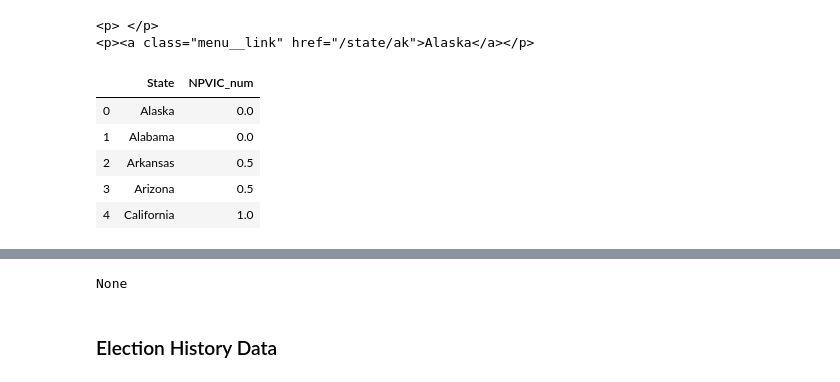
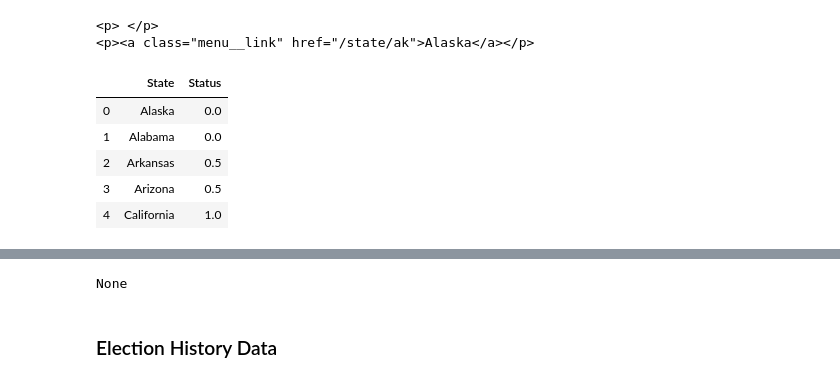
Before and after one commit to zapatos24/The_Electoral_College-Today_and_Tomorrow, a Jupyter notebook: electoral_college_data_map_ETL.ipynb, the cells around one changed output, grey strips where cells are left out. Drawn from its saved outputs; the diff is of its cells as text; code cells hidden in the pictures.

```diff
--- a/electoral_college_data_map_ETL.ipynb
+++ b/electoral_college_data_map_ETL.ipynb
@@ -301,18 +301,18 @@ print(tag_before_states.find_next_sibling())
 # %%
 #scrape the site for NPVIC status of each state
 npvic_word_status = state_status_scrape(tag_before_states)
 #make the status numerical
 npvic_num_status = state_status_to_numerical(npvic_word_status)
 
 #turns dict into pandas dataframe
 npvic_df = pd.DataFrame.from_dict(npvic_num_status, orient='index')
 npvic_df.reset_index(inplace=True)
-npvic_df.columns = ['State', 'NPVIC_num']
+npvic_df.columns = ['State', 'Status']
 
 display(npvic_df.head())
 display(npvic_df.info())
 # %% [output]
-|  | State | NPVIC_num |
+|  | State | Status |
 | 0 | Alaska | 0.0 |
 | 1 | Alabama | 0.0 |
 | 2 | Arkansas | 0.5 |
```
Also changed, not shown: parts of 10 cells of this notebook, 8 other files.
